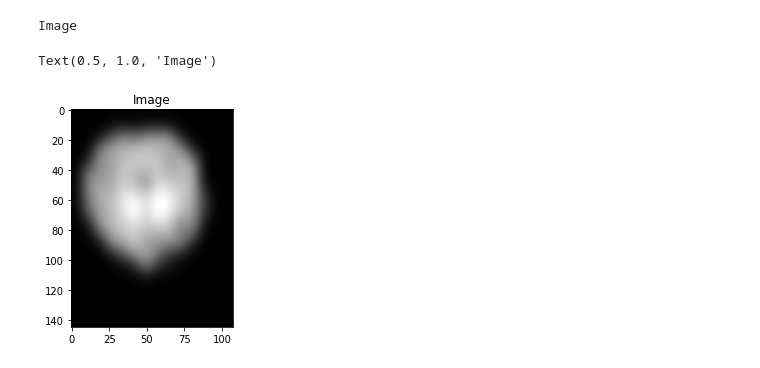
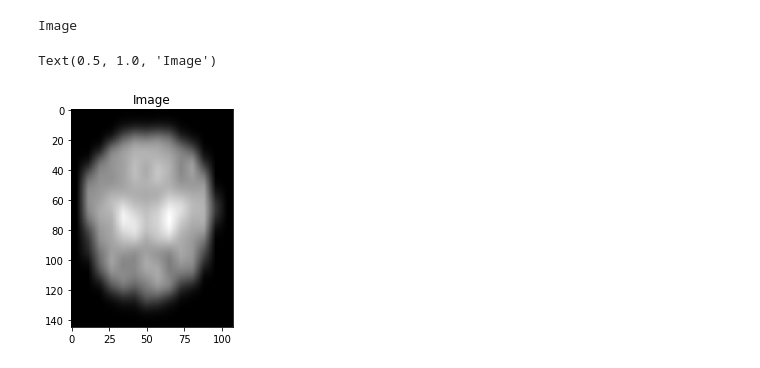
Before and after one commit to ExtremeViscent/SR-UNet, a Jupyter notebook: inference/inference.ipynb, the cells around one changed output. Drawn from its saved outputs; the diff is of its cells as text; code cells hidden in the pictures.

```diff
--- a/inference/inference.ipynb
+++ b/inference/inference.ipynb
@@ -198,12 +207,12 @@ sitk.WriteImage(output_image,OUTPUT_PREFIX+"_output.nii.gz")
 # image_array.shape
 # %%
 print("Image")
-plt.imshow(image_array[0,image_array.shape[1]//2,...],cmap='gray')
+plt.imshow(image_array[image_array.shape[0]//2,...],cmap='gray')
 plt.title("Image")
 # %% [output]
 Image
 Text(0.5, 1.0, 'Image')
-[figure, old version]
+[figure, new version]
 # %%
 # image_tensor.shape
 # %%
```
Also changed, not shown: parts of 5 cells of this notebook, 5 other files.
